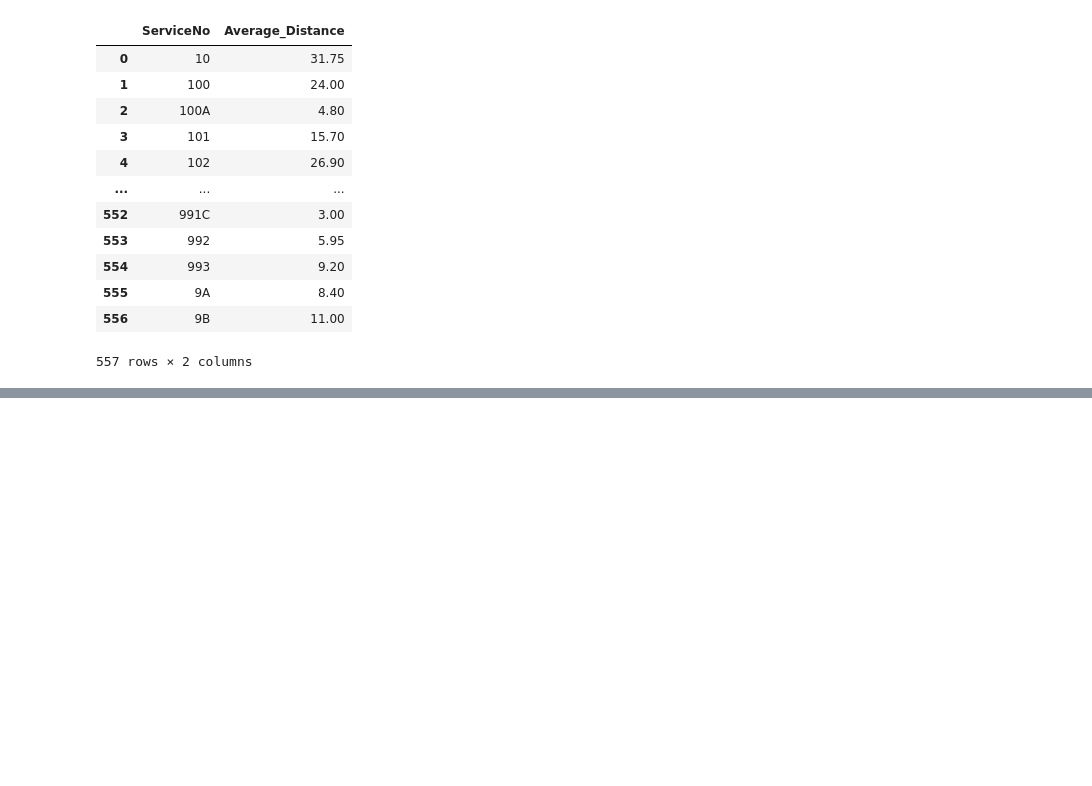
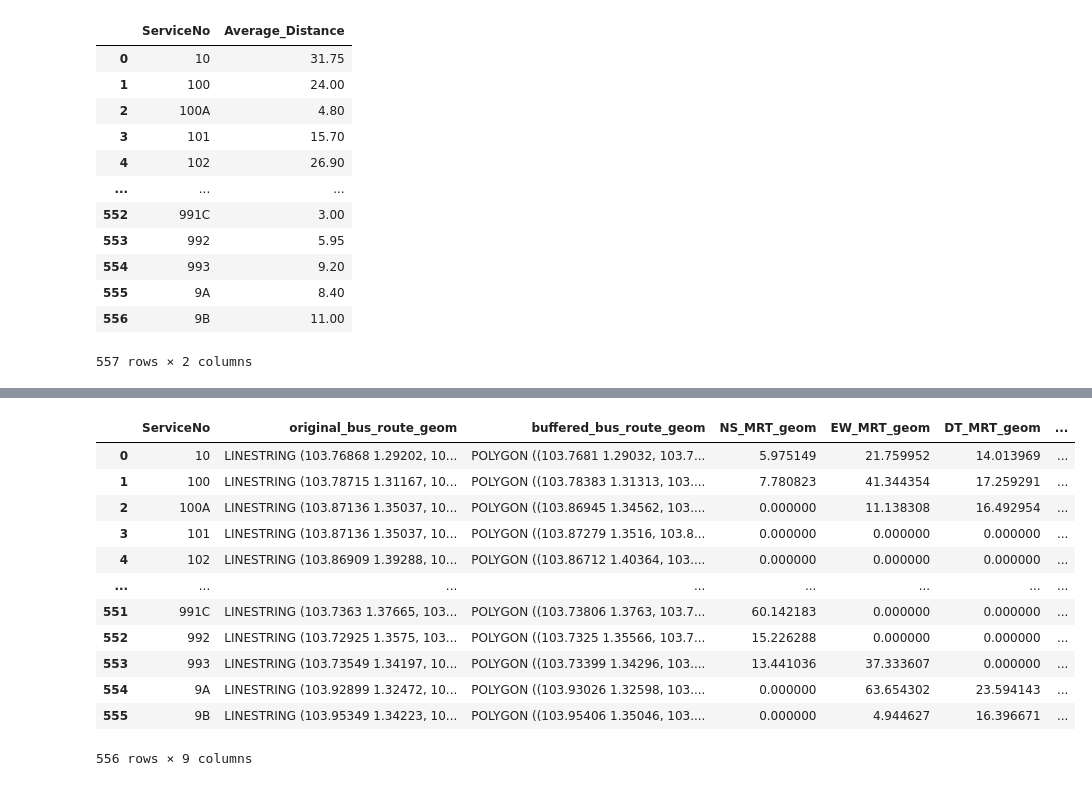
Before and after one commit to DSA4264/project, a Jupyter notebook: data_processing.ipynb, the cells around one changed output, grey strips where cells are left out. Saved outputs shown, nothing was run; the diff lists cells and outputs as text; code cells hidden in the pictures; blank space fills up the shorter version.

```diff
--- a/data_processing.ipynb
+++ b/data_processing.ipynb
@@ -1190,0 +1201,25 @@ bus_routes_avg_distance_df.to_csv("data/bus_routes_avg_distance_df.csv", index=F
+# %%
+# Select the second column and the last 8 columns using indexing
+columns_to_select = [1] + list(range(-8, 0))
+
+# Apply the selection
+bus_mrt_combined_gdf_overlap = bus_mrt_combined_area_gdf.iloc[:, columns_to_select]
+
+# Move 'ServiceNo' to the first position by reordering the columns
+columns = ['ServiceNo'] + [col for col in bus_mrt_combined_gdf_overlap.columns if col != 'ServiceNo']
+bus_mrt_combined_gdf_overlap = bus_mrt_combined_gdf_overlap[columns]
+bus_mrt_combined_gdf_overlap
+# %% [output]
+|  | ServiceNo | original_bus_route_geom | buffered_bus_route_geom | NS_MRT_geom | EW_MRT_geom | DT_MRT_geom | ... |
+| 0 | 10 | LINESTRING (103.76868 1.29202, 10... | POLYGON ((103.7681 1.29032, 103.7... | 5.975149 | 21.759952 | 14.013969 | ... |
+| 1 | 100 | LINESTRING (103.78715 1.31167, 10... | POLYGON ((103.78383 1.31313, 103.... | 7.780823 | 41.344354 | 17.259291 | ... |
+| 2 | 100A | LINESTRING (103.87136 1.35037, 10... | POLYGON ((103.86945 1.34562, 103.... | 0.000000 | 11.138308 | 16.492954 | ... |
+| 3 | 101 | LINESTRING (103.87136 1.35037, 10... | POLYGON ((103.87279 1.3516, 103.8... | 0.000000 | 0.000000 | 0.000000 | ... |
+| 4 | 102 | LINESTRING (103.86909 1.39288, 10... | POLYGON ((103.86712 1.40364, 103.... | 0.000000 | 0.000000 | 0.000000 | ... |
+| ... | ... | ... | ... | ... | ... | ... | ... |
+| 551 | 991C | LINESTRING (103.7363 1.37665, 103... | POLYGON ((103.73806 1.3763, 103.7... | 60.142183 | 0.000000 | 0.000000 | ... |
+| 552 | 992 | LINESTRING (103.72925 1.3575, 103... | POLYGON ((103.7325 1.35566, 103.7... | 15.226288 | 0.000000 | 0.000000 | ... |
+| 553 | 993 | LINESTRING (103.73549 1.34197, 10... | POLYGON ((103.73399 1.34296, 103.... | 13.441036 | 37.333607 | 0.000000 | ... |
+| 554 | 9A | LINESTRING (103.92899 1.32472, 10... | POLYGON ((103.93026 1.32598, 103.... | 0.000000 | 63.654302 | 23.594143 | ... |
+| 555 | 9B | LINESTRING (103.95349 1.34223, 10... | POLYGON ((103.95406 1.35046, 103.... | 0.000000 | 4.944627 | 16.396671 | ... |
+556 rows × 9 columns
```
Also changed, not shown: parts of 13 cells of this notebook, 1 other file.
